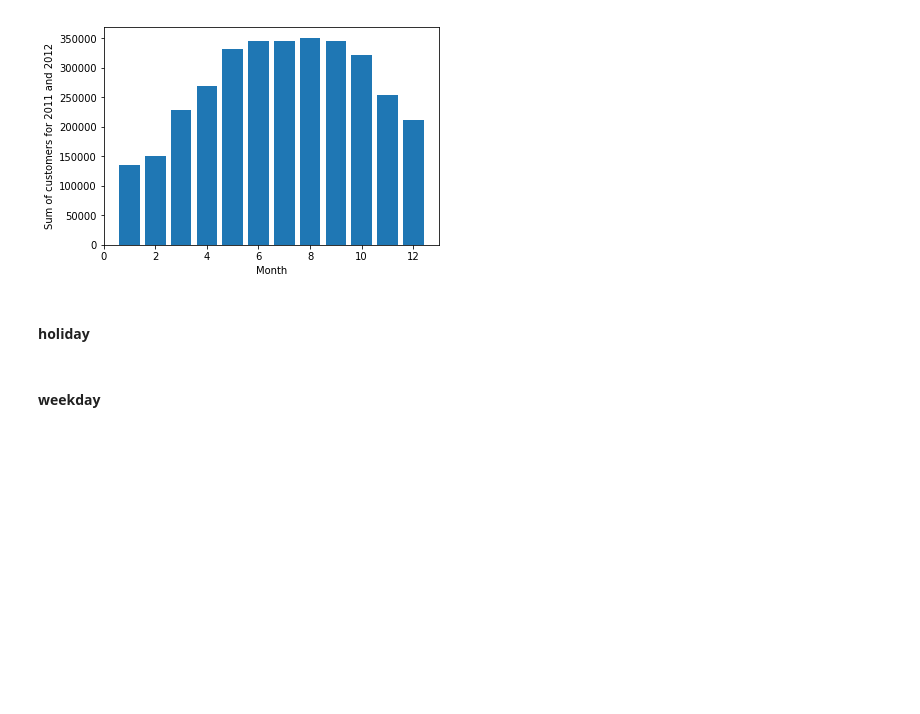
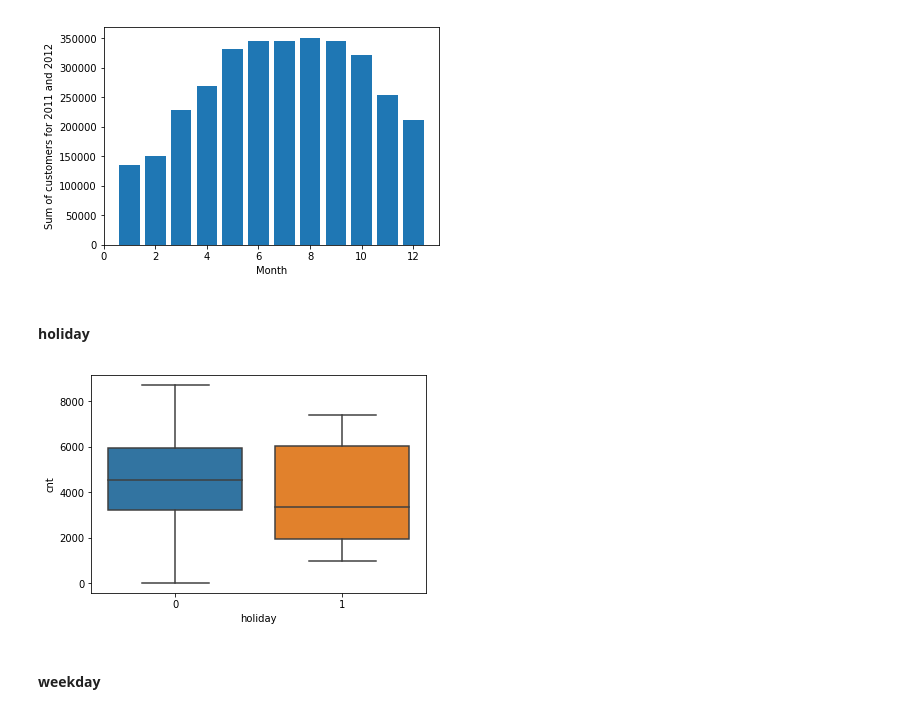
Before and after one commit to julianikulski/bike-sharing, a Jupyter notebook: bike-sharing-demand.ipynb, the cells around one changed output. Drawn from its saved outputs; the diff is of its cells as text; code cells hidden in the pictures; blank space fills up the shorter version.

Commit message:
feat: Add boxplot for holiday feature

```diff
--- a/bike-sharing-demand.ipynb
+++ b/bike-sharing-demand.ipynb
@@ -317,6 +317,11 @@ plt.ylabel('Sum of customers for 2011 and 2012');
 [figure]
 # %% [markdown]
 #### holiday
+# %%
+# plotting the customer statistics in form of a boxplot for the holiday feature
+sb.boxplot(data = bike_df, x = 'holiday', y = 'cnt');
+# %% [output]
+[figure, added]
 # %% [markdown]
 #### weekday
 # %% [markdown]
```
